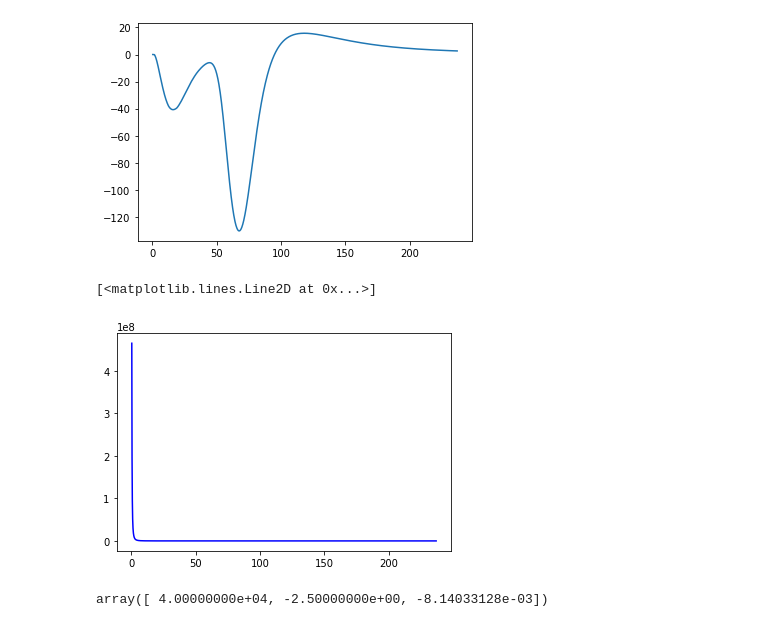
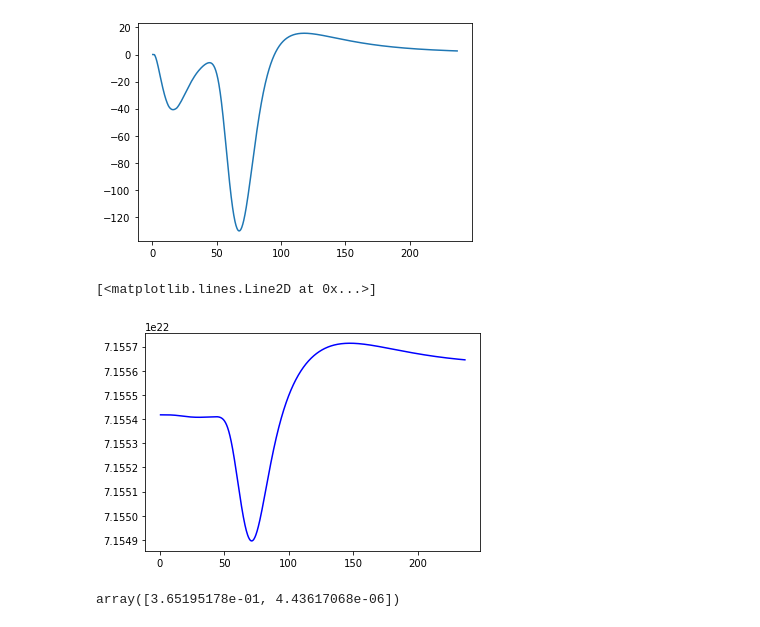
Before and after one commit to kssumanth27/Notebooks---signal, a Jupyter notebook: Power Law.ipynb, the cells around one changed output. Drawn from its saved outputs; the diff is of its cells as text; code cells hidden in the pictures.

```diff
--- a/Power Law.ipynb
+++ b/Power Law.ipynb
@@ -23,20 +23,22 @@ Tsig
   2.64729438e-03  2.64276187e-03]
 [<matplotlib.lines.Line2D at 0x...>]
 [figure]
-# %%
-nu0 = 20E6 #hz
-def func(x,a,b,c):
-    return a*(x/nu0)**b + c
+# %%
+nu0 = 20E6 #hz
+def func(x,a,b):
+    return (40000+a)*(x/nu0)**(-2.5+b)             #without pre weighting with nu^(-2.5)
+def func2(x,a,b):
+    return ((40000+a)*(x/nu0)**(-2.5+b))/x**(-2.5)    #with pre weighting with nu^(-2.5)
 # %%
-T2 = func(nu6,40000,-2.5,0)
-Tdata = T2 + Tsig
+T2 = func(nu6,0,0)                                 #T2 is the foreground from trivial power law
+Tdata = (T2 + Tsig)/nu6**(-2.5)                    # Tdata is foreground + signal, and scaled by nu6^(-2.5)
 #print(Tdata)
 plt.plot(nu,Tdata,'b-',label = 'data')
 # %% [output]
 [<matplotlib.lines.Line2D at 0x...>]
-[figure, old version]
+[figure, new version]
 # %%
-popt,pcov = curve_fit(func,nu6,Tdata)
+popt,pcov = curve_fit(func2,nu6,Tdata)             #curve-fitting done with the scaling of nu6^(-2.5)
 popt
 # %% [output]
-array([ 4.00000000e+04, -2.50000000e+00, -8.14033128e-03])
+array([3.65195178e-01, 4.43617068e-06])
```
Also changed, not shown: parts of 9 cells of this notebook.
